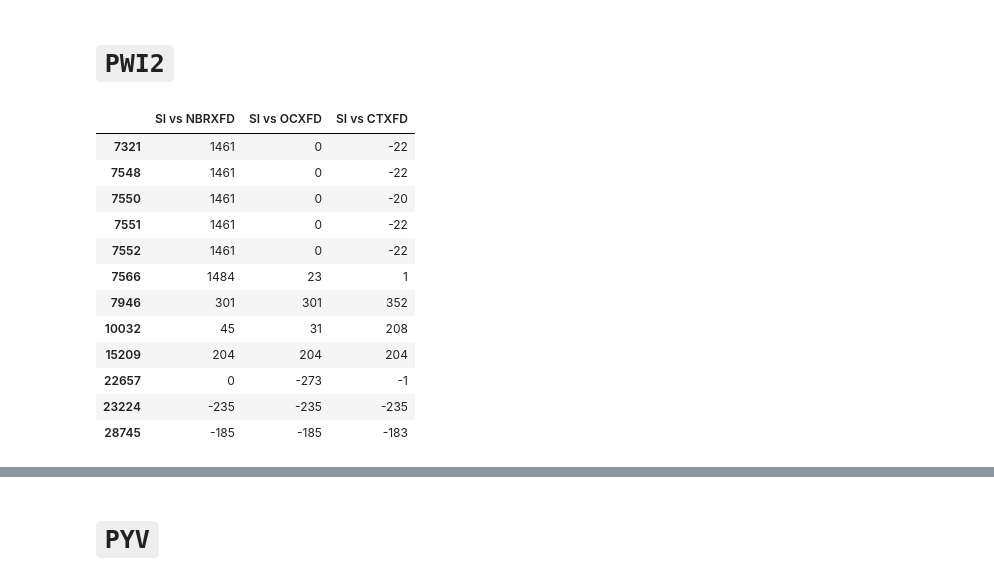
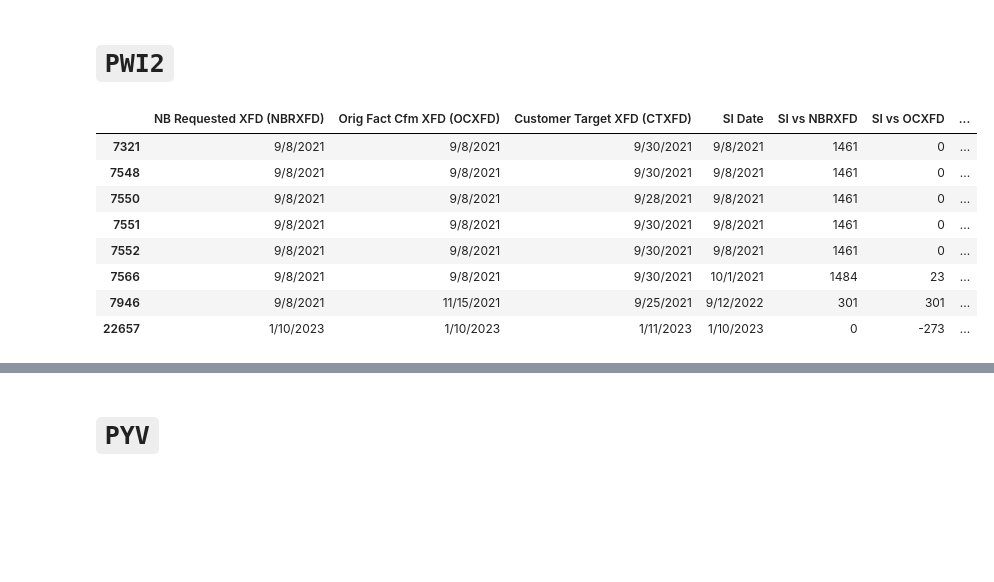
Before and after one commit to xolyn/labor_audit, a Jupyter notebook: LingyuZhou/w6/w6.2.ipynb, the cells around one changed output, grey strips where cells are left out. Saved outputs shown, nothing was run; the diff lists cells and outputs as text; code cells hidden in the pictures; blank space fills up the shorter version.

```diff
--- a/LingyuZhou/w6/w6.2.ipynb
+++ b/LingyuZhou/w6/w6.2.ipynb
@@ -9,15 +9,22 @@ dateCol=["Release Date","Customer Target XFD (CTXFD)","NB Requested XFD (NBRXFD)
 
 csvs=[x for x in os.listdir(".") if x.lower().endswith("csv")]
 
-vsCol=["Customer Target XFD (CTXFD)","NB Requested XFD (NBRXFD)","Orig Fact Cfm XFD (OCXFD)","SI Date"]
+vsCol=["NB Requested XFD (NBRXFD)","Orig Fact Cfm XFD (OCXFD)","Customer Target XFD (CTXFD)","SI Date"]
+
+rCol=vsCol[:]
+rCol.extend([x for x in cj.columns if "vs" in x.lower() and "/" not in x])
+rCol
 
 def inspect(dfp,less=False):
     dfcol=dfp.columns
     susCol=[x for x in dfcol if "vs" in x.lower() and "/" not in x]
+    filtered=dfp[dfp[susCol].nunique(axis=1)>1]
+    del dfp
     if less==True:
-        return dfp[dfp[susCol].abs().gt(250).any(axis=1)][susCol]
+        # return dfp[(dfp[susCol].abs().gt(250).any(axis=1)) & (dfp[susCol].nunique(axis=1)>1)][susCol]
+        return filtered[filtered[susCol].abs().gt(250).any(axis=1)][susCol]
     else:
-        return dfp[dfp[susCol].abs().gt(250).any(axis=1)]
+        return filtered[filtered[susCol].abs().gt(250).any(axis=1)]
 # %% [markdown]
 # 0709 end todo:
 1. create index
@@ -141,19 +139,18 @@ inspect(ftv)[dateCol]
 # `PWI2`
 # %%
 pwi=pd.read_csv("PWI2.csv",thousands=",")
+# %%
+pwi.loc[[7321, 7548, 7550, 7551, 7552, 7566, 7946], "NB Requested XFD (NBRXFD)"]="9/8/2021"
+pwi.loc[22657, "Orig Fact Cfm XFD (OCXFD)"]="1/10/2023"
 # %%
-inspect(pwi,less=1)
+inspect(pwi)[rCol]
 # %% [output]
-|  | SI vs NBRXFD | SI vs OCXFD | SI vs CTXFD |
-| 7321 | 1461 | 0 | -22 |
-| 7548 | 1461 | 0 | -22 |
-| 7550 | 1461 | 0 | -20 |
-| 7551 | 1461 | 0 | -22 |
-| 7552 | 1461 | 0 | -22 |
-| 7566 | 1484 | 23 | 1 |
-| 7946 | 301 | 301 | 352 |
-| 10032 | 45 | 31 | 208 |
-| 15209 | 204 | 204 | 204 |
-| 22657 | 0 | -273 | -1 |
-| 23224 | -235 | -235 | -235 |
-| 28745 | -185 | -185 | -183 |
+|  | NB Requested XFD (NBRXFD) | Orig Fact Cfm XFD (OCXFD) | Customer Target XFD (CTXFD) | SI Date | SI vs NBRXFD | SI vs OCXFD | ... |
+| 7321 | 9/8/2021 | 9/8/2021 | 9/30/2021 | 9/8/2021 | 1461 | 0 | ... |
+| 7548 | 9/8/2021 | 9/8/2021 | 9/30/2021 | 9/8/2021 | 1461 | 0 | ... |
+| 7550 | 9/8/2021 | 9/8/2021 | 9/28/2021 | 9/8/2021 | 1461 | 0 | ... |
+| 7551 | 9/8/2021 | 9/8/2021 | 9/30/2021 | 9/8/2021 | 1461 | 0 | ... |
+| 7552 | 9/8/2021 | 9/8/2021 | 9/30/2021 | 9/8/2021 | 1461 | 0 | ... |
+| 7566 | 9/8/2021 | 9/8/2021 | 9/30/2021 | 10/1/2021 | 1484 | 23 | ... |
+| 7946 | 9/8/2021 | 11/15/2021 | 9/25/2021 | 9/12/2022 | 301 | 301 | ... |
+| 22657 | 1/10/2023 | 1/10/2023 | 1/11/2023 | 1/10/2023 | 0 | -273 | ... |
```
Also changed, not shown: parts of 12 cells of this notebook.
